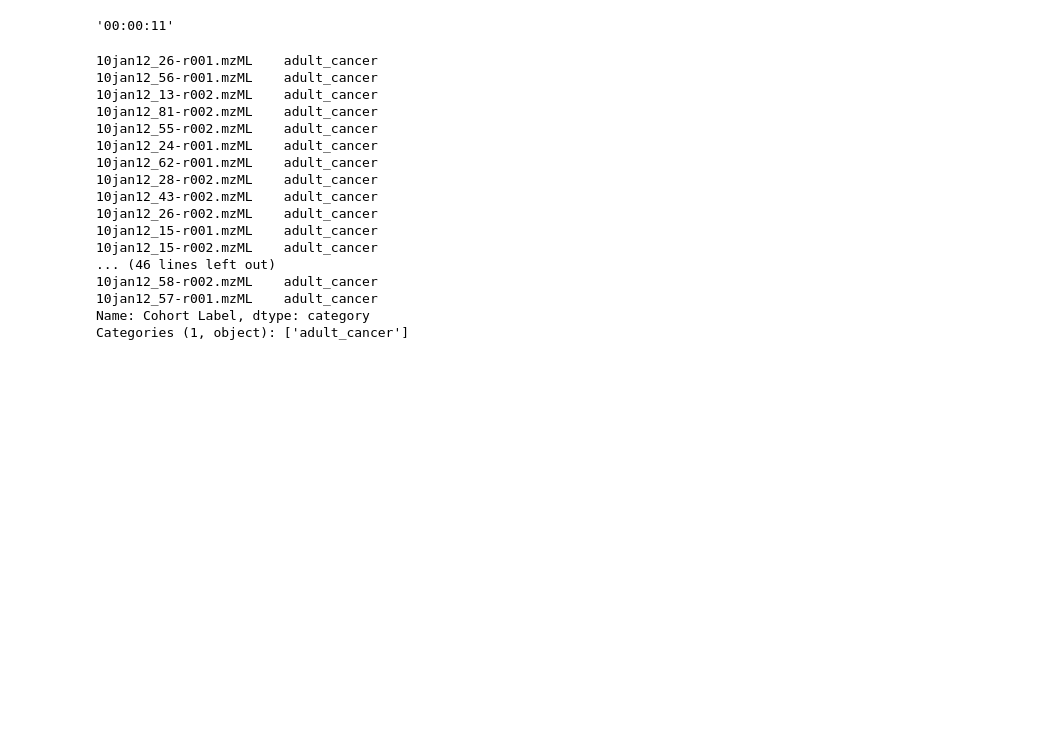
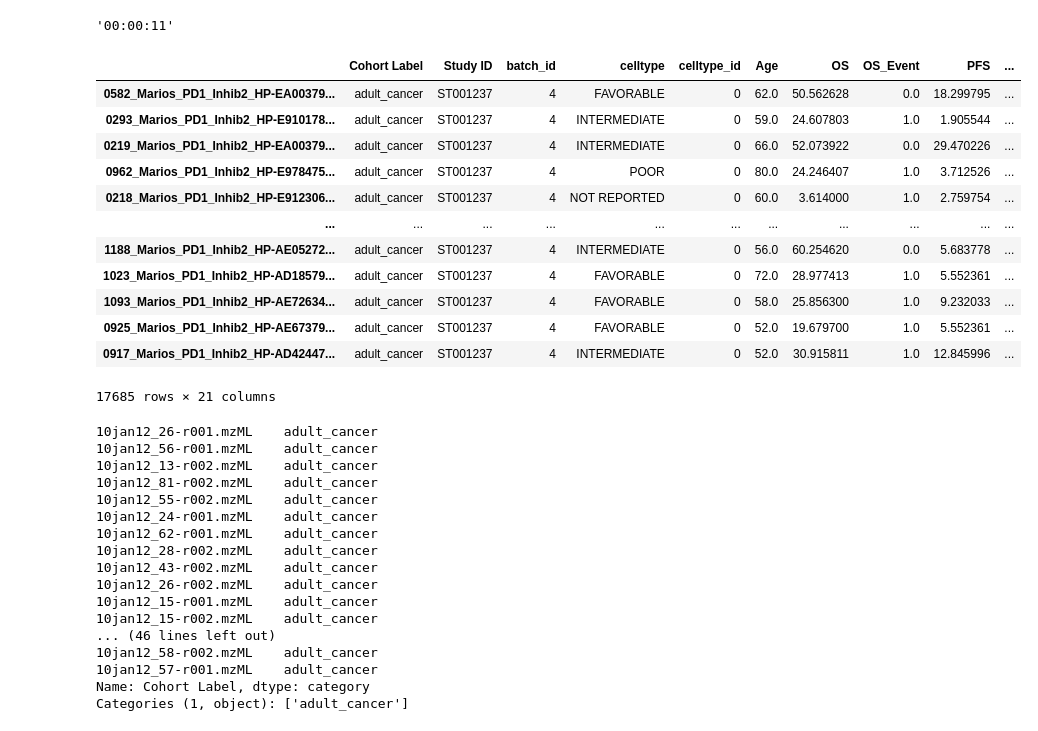
Before and after one commit to ReviveMed/mzEmbed, a Jupyter notebook: ml/temp_scgpt.ipynb, the cells around one changed output. Drawn from its saved outputs; the diff is of its cells as text; code cells hidden in the pictures; blank space fills up the shorter version.

```diff
--- a/ml/temp_scgpt.ipynb
+++ b/ml/temp_scgpt.ipynb
@@ -201,6 +201,22 @@ datasubset_label = config.datasubset_label
 trainsubset_label = config.trainsubset_label
 valsubset_label = config.valsubset_label
 testsubset_label = config.testsubset_label
+# %%
+adata.obs
+# %% [output]
+|  | Cohort Label | Study ID | batch_id | celltype | celltype_id | Age | OS | OS_Event | PFS | ... |
+| 0582_Marios_PD1_Inhib2_HP-EA00379... | adult_cancer | ST001237 | 4 | FAVORABLE | 0 | 62.0 | 50.562628 | 0.0 | 18.299795 | ... |
+| 0293_Marios_PD1_Inhib2_HP-E910178... | adult_cancer | ST001237 | 4 | INTERMEDIATE | 0 | 59.0 | 24.607803 | 1.0 | 1.905544 | ... |
+| 0219_Marios_PD1_Inhib2_HP-EA00379... | adult_cancer | ST001237 | 4 | INTERMEDIATE | 0 | 66.0 | 52.073922 | 0.0 | 29.470226 | ... |
+| 0962_Marios_PD1_Inhib2_HP-E978475... | adult_cancer | ST001237 | 4 | POOR | 0 | 80.0 | 24.246407 | 1.0 | 3.712526 | ... |
+| 0218_Marios_PD1_Inhib2_HP-E912306... | adult_cancer | ST001237 | 4 | NOT REPORTED | 0 | 60.0 | 3.614000 | 1.0 | 2.759754 | ... |
+| ... | ... | ... | ... | ... | ... | ... | ... | ... | ... | ... |
+| 1188_Marios_PD1_Inhib2_HP-AE05272... | adult_cancer | ST001237 | 4 | INTERMEDIATE | 0 | 56.0 | 60.254620 | 0.0 | 5.683778 | ... |
+| 1023_Marios_PD1_Inhib2_HP-AD18579... | adult_cancer | ST001237 | 4 | FAVORABLE | 0 | 72.0 | 28.977413 | 1.0 | 5.552361 | ... |
+| 1093_Marios_PD1_Inhib2_HP-AE72634... | adult_cancer | ST001237 | 4 | FAVORABLE | 0 | 58.0 | 25.856300 | 1.0 | 9.232033 | ... |
+| 0925_Marios_PD1_Inhib2_HP-AE67379... | adult_cancer | ST001237 | 4 | FAVORABLE | 0 | 52.0 | 19.679700 | 1.0 | 5.552361 | ... |
+| 0917_Marios_PD1_Inhib2_HP-AD42447... | adult_cancer | ST001237 | 4 | INTERMEDIATE | 0 | 52.0 | 30.915811 | 1.0 | 12.845996 | ... |
+17685 rows × 21 columns
 # %%
 adata[adata.obs['Study ID'] == 'ST000422'].obs['Cohort Label'] = 'adult_other'
 # %% [output]
```
Also changed, not shown: 2 other files.
